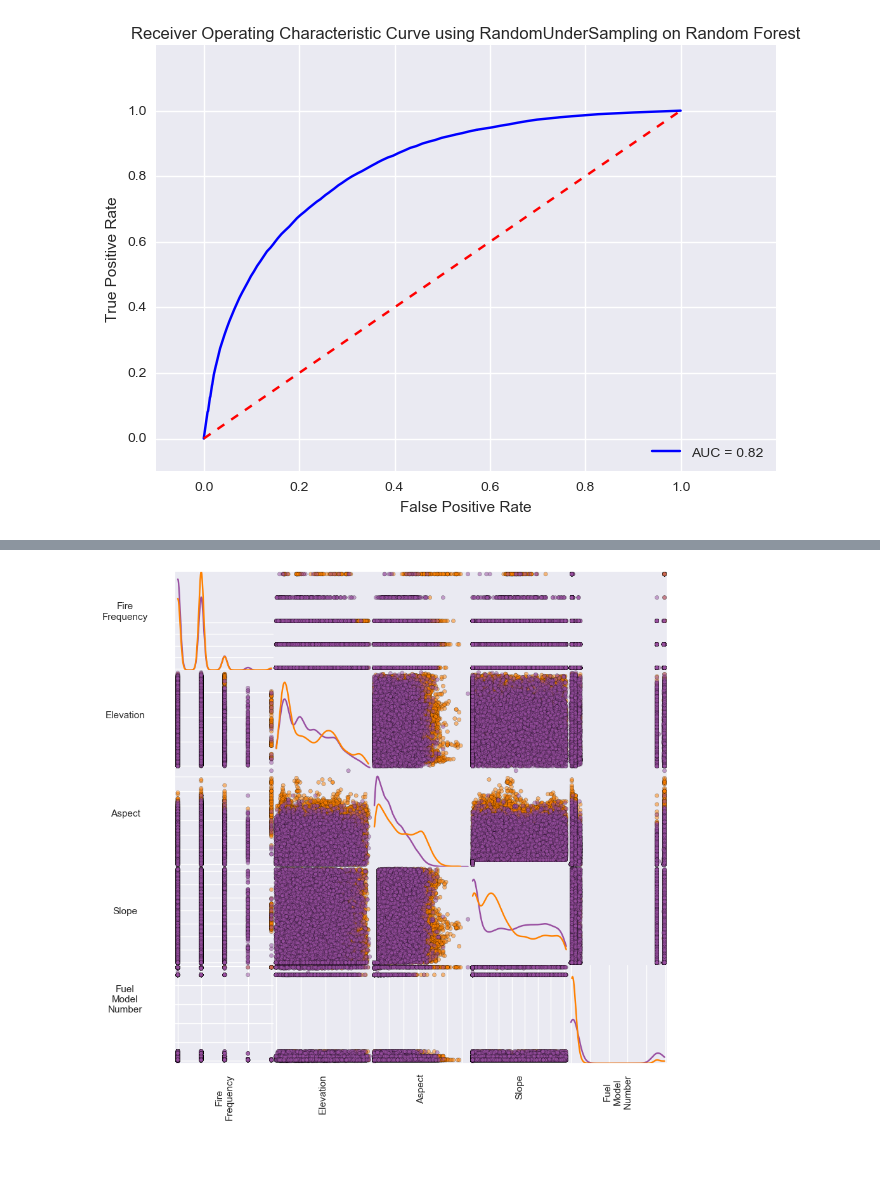
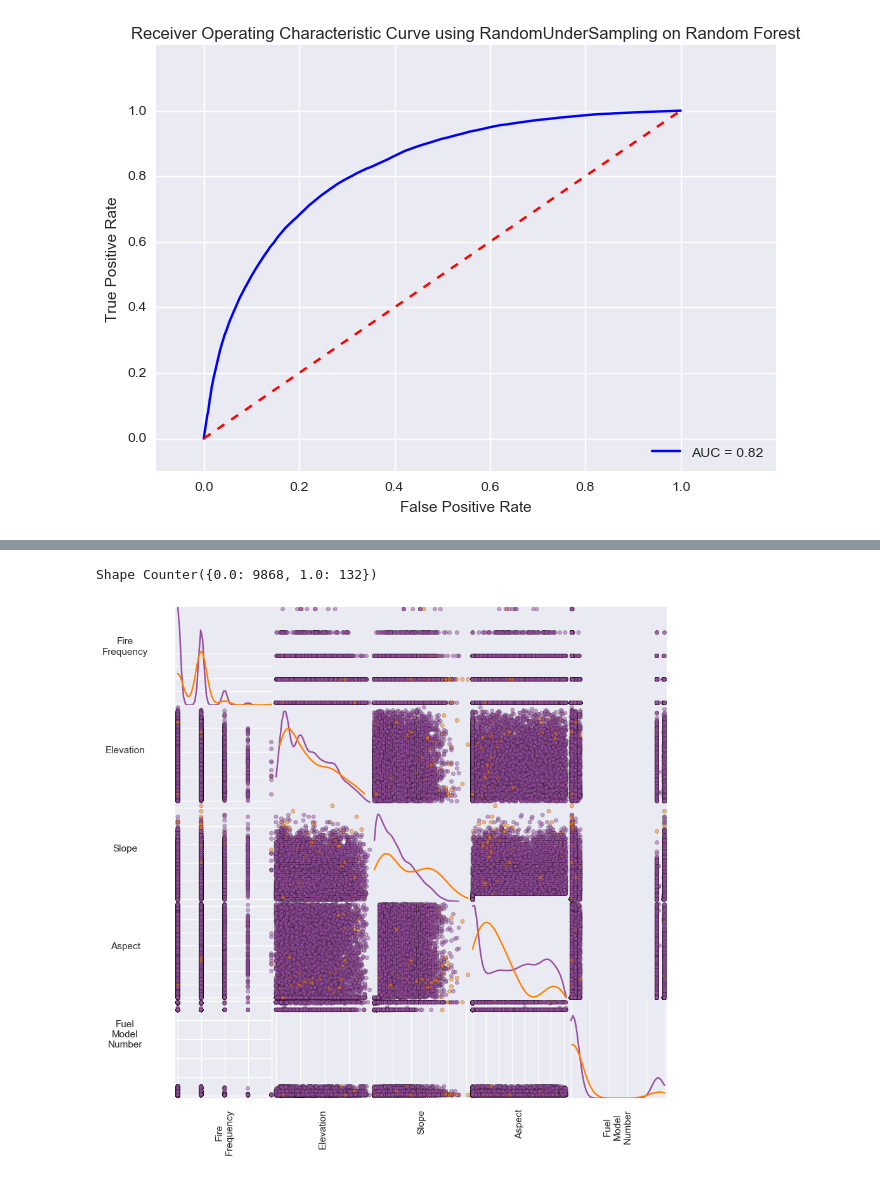
Before and after one commit to SKhatter/Analyzing-and-Predicting-Wildfires, a Jupyter notebook: code/classifiers/UsingRandomForests.ipynb, the cells around one changed output, grey strips where cells are left out. Drawn from its saved outputs; the diff is of its cells as text; code cells hidden in the pictures.

```diff
--- a/code/classifiers/UsingRandomForests.ipynb
+++ b/code/classifiers/UsingRandomForests.ipynb
@@ -412,13 +412,13 @@ data_t.append(data3_12)
 data_t.append(data4_12)
 data_t.append(data5_14)
 
-
+#data = np.asarray(data_t)
 #converting to numpy array and transposing the matrix
 data = np.array(data_t).T
 
-#Taking 800000 random samples from the dataset
+#Taking 10000 random samples from the dataset
 #data_sample is a list, so we need to further convert it to a numpy array
-data_sample=random.sample(list(data),800000)
+data_sample=random.sample(list(data),10000)
 data = np.array(data_sample)
 
 
@@ -431,8 +431,12 @@ y_Sample = y_Sample.T
 
 
 #fitting the total set on RANDOM UNDERSAMPLING
-rus = RandomUnderSampler(random_state=42)
-X_Sample, y_Sample = rus.fit_sample(X_Sample, y_Sample)
+#rus = RandomUnderSampler(random_state=42)
+#X_Sam, y_Sam = rus.fit_sample(X_Sample, y_Sample)
+
+print('Shape {}'.format(Counter(y_Sample)))
+# %% [output]
+Shape Counter({0.0: 9868, 1.0: 132})
 # %%
 #defining the Scatter Plot
 def factor_scatter_matrix(df, factor, palette=None, figsize=(10,10), labelpad=50, ax=None):
@@ -480,7 +484,7 @@ groups.'''.format(len(palette), len(classes)))
         for group in classes:
             y = df[factor == group].iloc[:,rc].values
             gkde = gaussian_kde(y)
-            ind = np.linspace(y.min(), y.max(), 1000)
+            ind = np.linspace(y.min(), y.max())
             axarr[rc][rc].plot(ind, gkde.evaluate(ind),c=color_map[group])
 
     # Hide tickmarks/ticklabels, and rotate labels
@@ -502,9 +506,9 @@ groups.'''.format(len(palette), len(classes)))
     return axarr
 # %%
 %matplotlib inline
-names = ['Class','Fire Frequency','Elevation', 'Aspect', 'Slope','Fuel Model Number']
+names = ['Class','Fire Frequency','Elevation', 'Slope', 'Aspect','Fuel Model Number']
 df_std = pd.DataFrame(X_Sample, columns=names[1:])
 df_std['Class'] = y_Sample
 axarr = factor_scatter_matrix(df_std,'Class')
 # %% [output]
-[figure, old version]
+[figure, new version]
```
Also changed, not shown: parts of 5 cells of this notebook.
